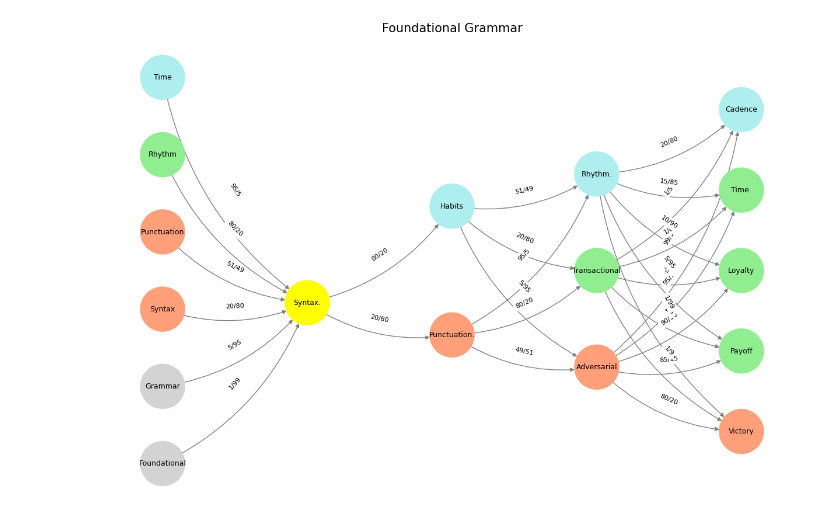
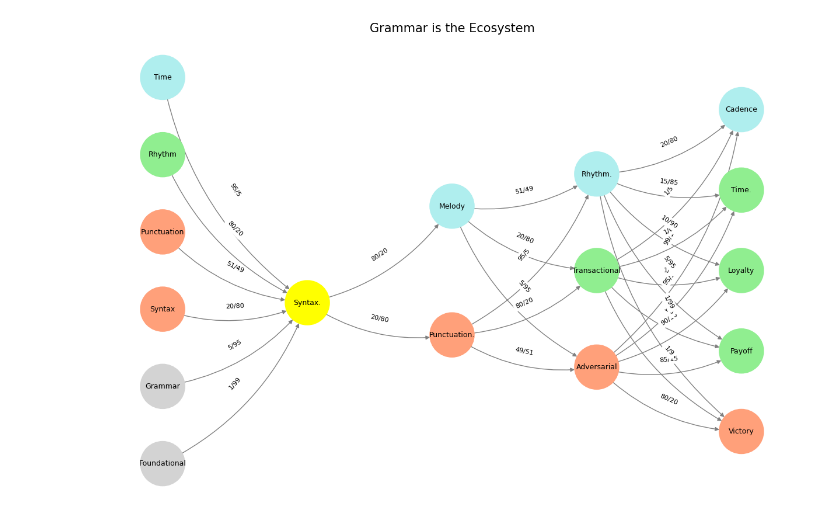
Before and after one commit to abikesa/jerryseinfeld, a Jupyter notebook: kitabo/ensi/_build/jupyter_execute/index.ipynb, the cells around one changed output. Saved outputs shown, nothing was run; the diff lists cells and outputs as text; code cells hidden in the pictures.

```diff
--- a/kitabo/ensi/_build/jupyter_execute/index.ipynb
+++ b/kitabo/ensi/_build/jupyter_execute/index.ipynb
@@ -59,7 +59,7 @@ def define_layers():
     return {
         'Suis': ['Foundational', 'Grammar', 'Syntax', 'Punctuation', "Rhythm", 'Time'],  # Static
         'Voir': ['Syntax.'],
-        'Choisis': ['Punctuation.', 'Habits'],
+        'Choisis': ['Punctuation.', 'Melody'],
         'Deviens': ['Adversarial', 'Transactional', 'Rhythm.'],
         "M'èléve": ['Victory', 'Payoff', 'Loyalty', 'Time.', 'Cadence']
     }
@@ -68,7 +68,7 @@ def define_layers():
 def assign_colors():
     color_map = {
         'yellow': ['Syntax.'],
-        'paleturquoise': ['Time', 'Habits', 'Rhythm.', 'Cadence'],
+        'paleturquoise': ['Time', 'Melody', 'Rhythm.', 'Cadence'],
         'lightgreen': ["Rhythm", 'Transactional', 'Payoff', 'Time.', 'Loyalty'],
         'lightsalmon': ['Syntax', 'Punctuation', 'Punctuation.', 'Adversarial', 'Victory'],
     }
@@ -84,13 +84,13 @@ def define_edges():
         ("Rhythm", 'Syntax.'): '80/20',
         ('Time', 'Syntax.'): '95/5',
         ('Syntax.', 'Punctuation.'): '20/80',
-        ('Syntax.', 'Habits'): '80/20',
+        ('Syntax.', 'Melody'): '80/20',
         ('Punctuation.', 'Adversarial'): '49/51',
         ('Punctuation.', 'Transactional'): '80/20',
         ('Punctuation.', 'Rhythm.'): '95/5',
-        ('Habits', 'Adversarial'): '5/95',
-        ('Habits', 'Transactional'): '20/80',
-        ('Habits', 'Rhythm.'): '51/49',
+        ('Melody', 'Adversarial'): '5/95',
+        ('Melody', 'Transactional'): '20/80',
+        ('Melody', 'Rhythm.'): '51/49',
         ('Adversarial', 'Victory'): '80/20',
         ('Adversarial', 'Payoff'): '85/15',
         ('Adversarial', 'Loyalty'): '90/10',
@@ -122,32 +122,32 @@ def visualize_nn():
     pos = {}
     node_colors = []
 
     # Add nodes and assign positions
     for i, (layer_name, nodes) in enumerate(layers.items()):
         positions = calculate_positions(nodes, x_offset=i * 2)
         for node, position in zip(nodes, positions):
             G.add_node(node, layer=layer_name)
             pos[node] = position
             node_colors.append(colors.get(node, 'lightgray'))
 
     # Add edges with weights
     for (source, target), weight in edges.items():
         if source in G.nodes and target in G.nodes:
             G.add_edge(source, target, weight=weight)
 
     # Draw the graph
     plt.figure(figsize=(12, 8))
     edges_labels = {(u, v): d["weight"] for u, v, d in G.edges(data=True)}
 
     nx.draw(
         G, pos, with_labels=True, node_color=node_colors, edge_color='gray',
         node_size=3000, font_size=9, connectionstyle="arc3,rad=0.2"
     )
     nx.draw_networkx_edge_labels(G, pos, edge_labels=edges_labels, font_size=8)
-    plt.title("Foundational Grammar", fontsize=15)
+    plt.title("Grammar is the Ecosystem", fontsize=15)
     plt.show()
 
 # Run the visualization
 visualize_nn()
 # %% [output]
-[figure, old version]
+[figure, new version]
```
Also changed, not shown: parts of 2 cells of this notebook, 15 other files.
